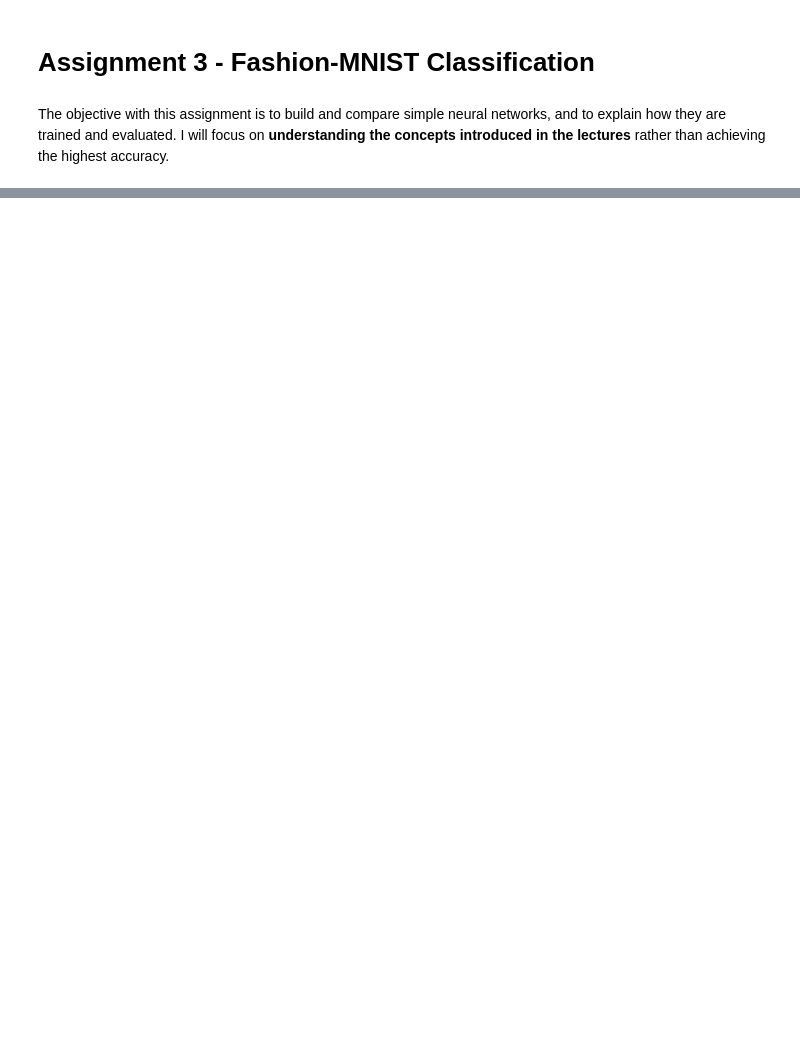
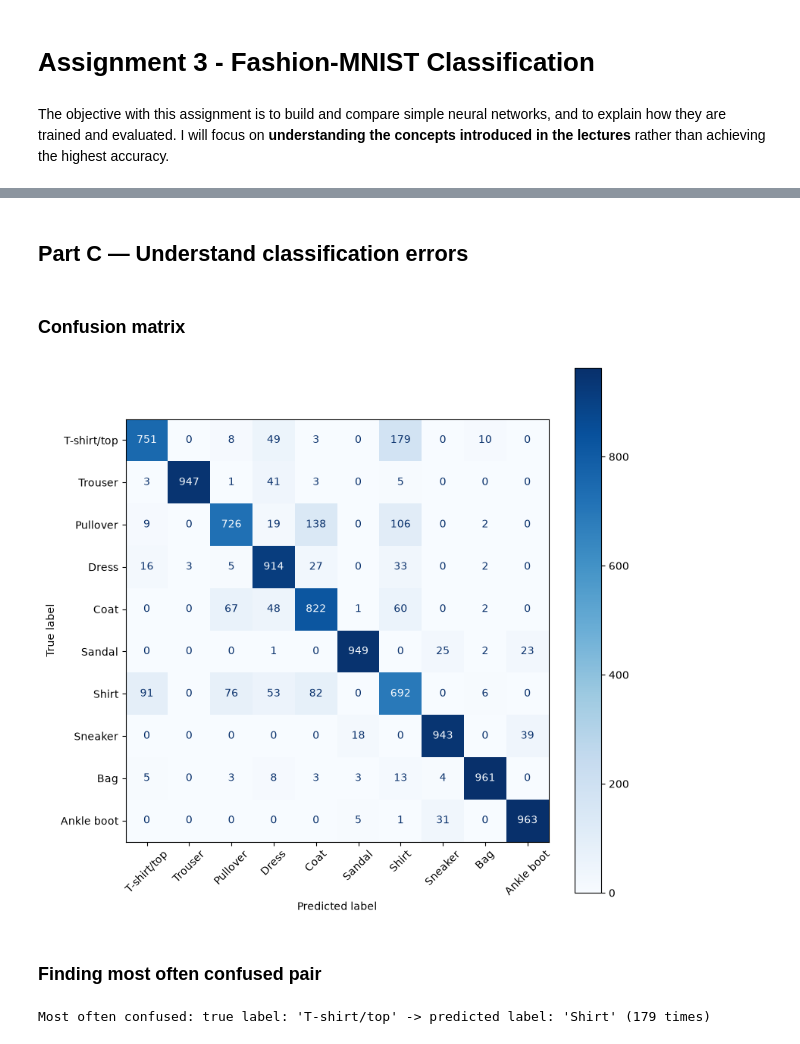
Before and after one commit to LlamaMilkshake/IE500618_Assignment3, a Jupyter notebook: Assignment_3.ipynb, the cells around one changed output, grey strips where cells are left out. Drawn from its saved outputs; the diff is of its cells as text; code cells hidden in the pictures; blank space fills up the shorter version.

```diff
--- a/Assignment_3.ipynb
+++ b/Assignment_3.ipynb
@@ -36,0 +72,20 @@ Downloading data from https://storage.googleapis.com/tensorflow/tf-keras-dataset
+# %%
+experiments = {
+    'Baseline': (32, 'relu', 'adam'),
+    'Experiment 1': (64, 'relu', 'adam'),
+    'Experiment 2': (32, 'tanh', 'adam'),
+    'Experiment 3': (32, 'relu', 'sgd'),
+}
+
+models, rows = {}, []
+for name, (n, act, opt) in experiments.items():
+    model, hist = build_and_train(n, act, opt)
+    models[name] = model
+    rows.append({
+        'Model': name, 'Hidden neurons': n, 'Activation': act, 'Optimizer': opt,
+        'Train accuracy': hist.history['accuracy'][-1],
+        'Val accuracy': hist.history['val_accuracy'][-1],
+    })
+
+results = pd.DataFrame(rows)
+results
@@ -36,0 +100,7 @@ Downloading data from https://storage.googleapis.com/tensorflow/tf-keras-dataset
+# %%
+best_name = results.loc[results['Val accuracy'].idxmax(), 'Model']
+best_model = models[best_name]
+print('Best model: ', best_name)
+
+test_loss, test_acc = best_model.evaluate(X_test, y_test, verbose = 0)
+print(f'Test accuracy: {test_acc:.4f}')
@@ -36,0 +160,27 @@ Downloading data from https://storage.googleapis.com/tensorflow/tf-keras-dataset
+# %% [markdown]
+## Part C — Understand classification errors
+# %% [markdown]
+### Confusion matrix
+# %%
+# the label description is found on website https://www.kaggle.com/datasets/zalando-research/fashionmnist
+class_names = ["T-shirt/top", "Trouser", "Pullover", "Dress", "Coat",
+               "Sandal", "Shirt", "Sneaker", "Bag", "Ankle boot"]
+
+y_pred = np.argmax(best_model.predict(X_test, verbose=0), axis=1)
+cm = confusion_matrix(y_test, y_pred)
+
+fig, ax = plt.subplots(figsize=(9, 9))
+ConfusionMatrixDisplay(cm, display_labels=class_names).plot(
+    ax=ax, xticks_rotation=45, cmap="Blues")
+plt.show()
+# %% [output]
+[figure, added]
+# %% [markdown]
+### Finding most often confused pair
+# %%
+off = cm.copy()
+np.fill_diagonal(off, 0)
+i, j = np.unravel_index(off.argmax(), off.shape)
+print(f"Most often confused: true label: '{class_names[i]}' -> predicted label: '{class_names[j]}' ({off[i, j]} times)")
+# %% [output]
+Most often confused: true label: 'T-shirt/top' -> predicted label: 'Shirt' (179 times)
```
Also changed, not shown: parts of 27 cells of this notebook.
